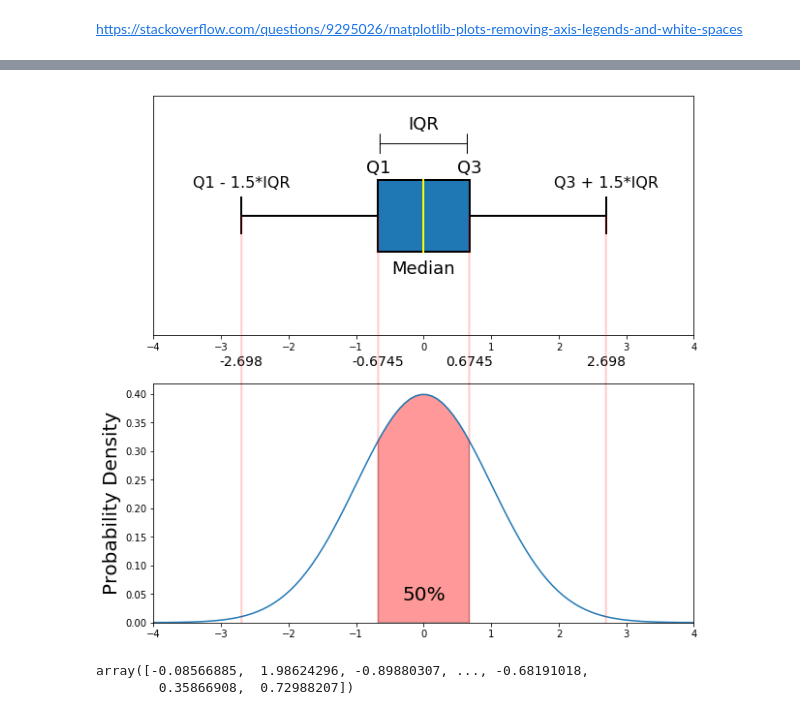
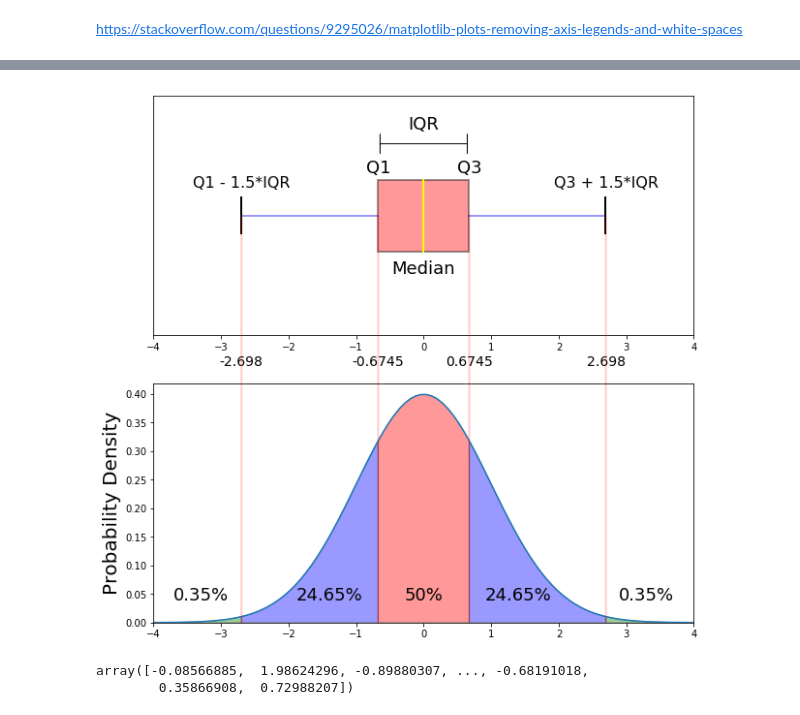
Before and after one commit to mGalarnyk/Python_Tutorials, a Jupyter notebook: Statistics/box_plot.ipynb, the cells around one changed output, grey strips where cells are left out. Cells and saved outputs as stored; diff of their text form; code cells hidden in the pictures.

```diff
--- a/Statistics/box_plot.ipynb
+++ b/Statistics/box_plot.ipynb
@@ -32,0 +29,19 @@ def normalProbabilityDensity(x):
+# %%
+def normalProbabilityDensity(x):
+    constant = 1.0 / np.sqrt(2*np.pi)
+    return(constant * np.exp((-x**2) / 2.0) )
+
+#Integrate PDF from -.6745 to .6745
+result_n67_67, _ = quad(normalProbabilityDensity, -.6745, .6745, limit = 1000)
+
+# Integrate PDF from -2.698 to -.6745
+result_n2698_67, _ = quad(normalProbabilityDensity, -2.698, -.6745, limit = 1000)
+
+# Integrate PDF from .6745 to 2.698
+result_67_2698, _ = quad(normalProbabilityDensity, .6745, 2.698, limit = 1000)
+
+# Integrate PDF from 2.698 to positive infinity
+result_2698_inf, _ = quad(normalProbabilityDensity, 2.698, np.inf, limit = 1000)
+
+# Integrate PDF from negative infinity to -2.698
+result_ninf_n2698, _ = quad(normalProbabilityDensity, np.NINF, -2.698, limit = 1000)
@@ -40,17 +63,24 @@ s = np.random.normal(mu, sigma, 1000000)
 fig, axes = plt.subplots(nrows = 2, ncols = 1, figsize=(10, 10))
 
 # rectangular box plot
-axes[0].boxplot(s,
+bplot = axes[0].boxplot(s,
                 vert=False,
                 patch_artist=True,
                 showfliers=False,
                 positions = [0],
-                boxprops = dict(linestyle='--', linewidth=2, color='Black'),
+                boxprops = dict(linestyle='--', linewidth=2, color='Black', facecolor = 'red', alpha = .4),
                 medianprops = dict(linestyle='-', linewidth=2, color='Yellow'),
-                whiskerprops = dict(linestyle='-', linewidth=2, color='Black'),
+                whiskerprops = dict(linestyle='-', linewidth=2, color='Blue', alpha = .4),
                 capprops = dict(linestyle='-', linewidth=2, color='Black'),
                 widths = .3,
                 zorder = 1)   # fill with color
+
+# fill with colors
+#colors = ['pink', 'lightblue', 'lightgreen']
+#for bplot in (bplot1, bplot2):
+#    for patch, color in zip(bplot['boxes'], colors):
+#        patch.set_facecolor(color)
+
 
 axes[0].set_xlim(-4, 4)
 #axes[0].set_xticks([-3, -2.698, -2, -1, -0.6745, 0, 0.6745, 1, 2, 2.698, 3])
@@ -138,7 +168,7 @@ axes[1].text(-2.698, .45, r'{0:.3f}'.format(-2.698),
 axes[1].text(2.698, .45, r'{0:.3f}'.format(2.698),
          horizontalalignment='center', fontsize=14, zorder = 0);
 
-
+# CENTER REGION FOR DISTRIBUTION
 # Make the shaded region
 ix = np.linspace(-.6745, .6745)
 iy = normalProbabilityDensity(ix)
@@ -146,51 +176,76 @@ verts = [(-.6745, 0)] + list(zip(ix, iy)) + [(.6745, 0)]
 poly = Polygon(verts, facecolor='red', edgecolor='0.2', alpha = .4)
 axes[1].add_patch(poly);
 
+axes[1].text(0, .04, r'{0:.0f}%'.format(result_n67_67*100),
+         horizontalalignment='center', fontsize=18);
+
 ##############################
-a, b = , 2 # integral limits
+a, b = -2.698, -.6745# integral limits
 
 # Make the shaded region
-ix = np.linspace(1, 2)
+ix = np.linspace(a, b)
 iy = normalProbabilityDensity(ix)
 verts = [(a, 0)] + list(zip(ix, iy)) + [(b, 0)]
 poly = Polygon(verts, facecolor='blue', edgecolor='0.2', alpha = .4)
-ax.add_patch(poly);
+axes[1].add_patch(poly);
 
-ax.text(1.5, .04, r'{0:.2f}%'.format(result_1_2*100),
-         horizontalalignment='center', fontsize=14);
+axes[1].text(-1.40, .04, r'{0:.2f}%'.format(result_n2698_67*100),
+         horizontalalignment='center', fontsize=18);
 
 ##############################
-a, b = -2, -1 # integral limits
+a, b = .6745, 2.698 # integral limits
 
 # Make the shaded region
-ix = np.linspace(-2, -1)
+ix = np.linspace(a, b)
 iy = normalProbabilityDensity(ix)
 verts = [(a, 0)] + list(zip(ix, iy)) + [(b, 0)]
 poly = Polygon(verts, facecolor='blue', edgecolor='0.2', alpha = .4)
-ax.add_patch(poly);
+axes[1].add_patch(poly);
 
-ax.text(-1.5, .04, r'{0:.2f}%'.format(result_n2_n1*100),
-         horizontalalignment='center', fontsize=14);
+axes[1].text(1.40, .04, r'{0:.2f}%'.format(result_67_2698*100),
+         horizontalalignment='center', fontsize=18);
+
+##############################
+a, b = 2.698, 4 # integral limits
+
+# Make the shaded region
+ix = np.linspace(a, b)
+iy = normalProbabilityDensity(ix)
+verts = [(a, 0)] + list(zip(ix, iy)) + [(b, 0)]
+poly = Polygon(verts, facecolor='green', edgecolor='0.2', alpha = .4)
+axes[1].add_patch(poly);
+
+axes[1].text(3.3, .04, r'{0:.2f}%'.format(result_2698_inf*100),
+         horizontalalignment='center', fontsize=18);
+
+##############################
+a, b = -4, -2.698 # integral limits
+
+# Make the shaded region
+ix = np.linspace(a, b)
+iy = normalProbabilityDensity(ix)
+verts = [(a, 0)] + list(zip(ix, iy)) + [(b, 0)]
+poly = Polygon(verts, facecolor='green', edgecolor='0.2', alpha = .4)
+axes[1].add_patch(poly);
+
+axes[1].text(-3.3, .04, r'{0:.2f}%'.format(result_ninf_n2698*100),
+         horizontalalignment='center', fontsize=18);
 
 
-
-#Integrate PDF from -.6745 to .6745
-result_n67_67, _ = quad(normalProbabilityDensity, -.6745, .6745, limit = 1000)
 
 # No need for integral yet
 #axes[1].text(0, .08, r"$\int_{-.6745}^{.6745} f(x)\mathrm{d}x = $" + "{0:.0f}%".format(result_n67_67*100),
 #         horizontalalignment='center', fontsize=13);
 
-axes[1].text(0, .04, r'{0:.0f}%'.format(result_n67_67*100),
-         horizontalalignment='center', fontsize=20);
+
 
 #plt.subplots_adjust(top=0.92, bottom=-0.08, left=0.10, right=0.95, hspace=0.25,
 #                    wspace=0.35)
 
 #fig.savefig('testing123.png')
 #nrows = 1, ncols = 3,
 # %% [output]
-[figure, old version]
+[figure, new version]
 # %%
 xx = arange(100)
 cut = (xx > 0) & (xx % 17 == 0)
```
Also changed, not shown: parts of 3 cells of this notebook.
